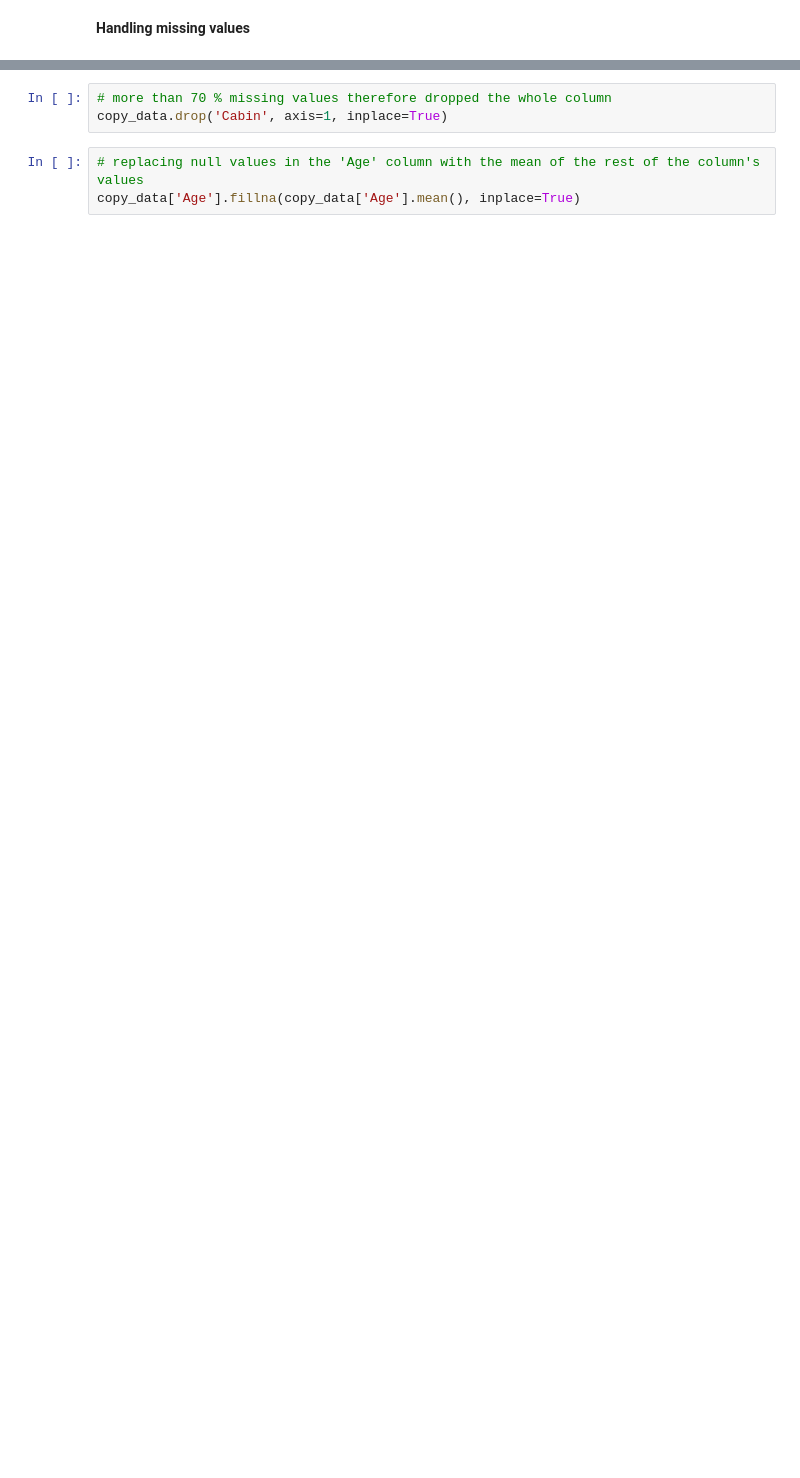
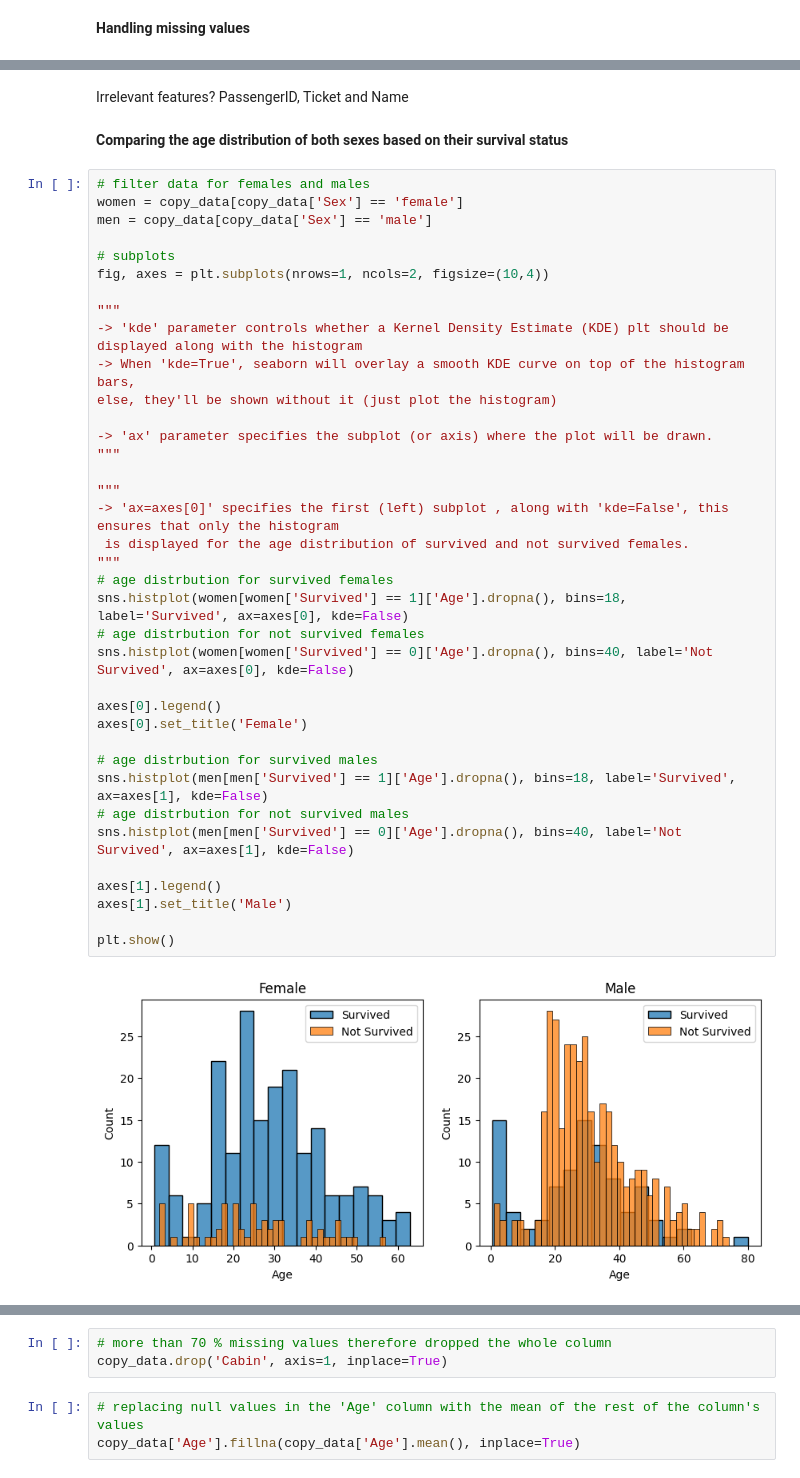
Before and after one commit to nourhan031/Titanic-Survival-Prediction, a Jupyter notebook: main.ipynb, the cells around one changed output, grey strips where cells are left out. Drawn from its saved outputs; the diff is of its cells as text; blank space fills up the shorter version.

Commit message:
analyzing data

```diff
--- a/main.ipynb
+++ b/main.ipynb
@@ -51,0 +92,43 @@ dtype: float64
+# %% [markdown]
+Irrelevant features? PassengerID, Ticket and Name
+# %% [markdown]
+**Comparing the age distribution of both sexes based on their survival status**
+# %%
+# filter data for females and males
+women = copy_data[copy_data['Sex'] == 'female']
+men = copy_data[copy_data['Sex'] == 'male']
+
+# subplots
+fig, axes = plt.subplots(nrows=1, ncols=2, figsize=(10,4))
+
+"""
+-> 'kde' parameter controls whether a Kernel Density Estimate (KDE) plt should be displayed along with the histogram
+-> When 'kde=True', seaborn will overlay a smooth KDE curve on top of the histogram bars,
+else, they'll be shown without it (just plot the histogram)
+
+-> 'ax' parameter specifies the subplot (or axis) where the plot will be drawn.
+"""
+
+"""
+-> 'ax=axes[0]' specifies the first (left) subplot , along with 'kde=False', this ensures that only the histogram
+ is displayed for the age distribution of survived and not survived females.
+"""
+# age distrbution for survived females
+sns.histplot(women[women['Survived'] == 1]['Age'].dropna(), bins=18, label='Survived', ax=axes[0], kde=False)
+# age distrbution for not survived females
+sns.histplot(women[women['Survived'] == 0]['Age'].dropna(), bins=40, label='Not Survived', ax=axes[0], kde=False)
+
+axes[0].legend()
+axes[0].set_title('Female')
+
+# age distrbution for survived males
+sns.histplot(men[men['Survived'] == 1]['Age'].dropna(), bins=18, label='Survived', ax=axes[1], kde=False)
+# age distrbution for not survived males
+sns.histplot(men[men['Survived'] == 0]['Age'].dropna(), bins=40, label='Not Survived', ax=axes[1], kde=False)
+
+axes[1].legend()
+axes[1].set_title('Male')
+
+plt.show()
+# %% [output]
+[figure, added]
```
Also changed, not shown: parts of 14 cells of this notebook.
